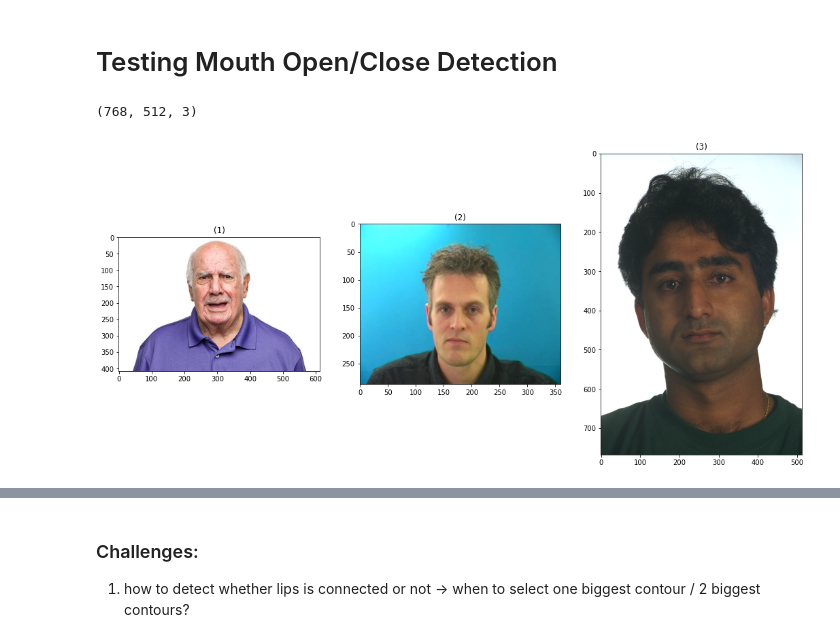
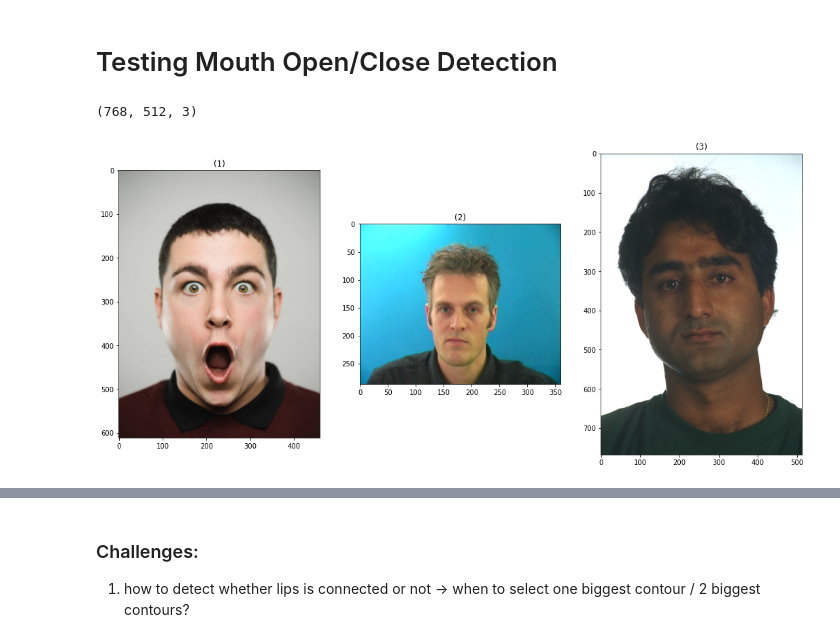
Before and after one commit to LoayMoh99/My_Social_Eye, a Jupyter notebook: Speaker_Detection/mouth_detection/MouthDetection.ipynb, the cells around one changed output, grey strips where cells are left out. Saved outputs shown, nothing was run; the diff lists cells and outputs as text; code cells hidden in the pictures.

```diff
--- a/Speaker_Detection/mouth_detection/MouthDetection.ipynb
+++ b/Speaker_Detection/mouth_detection/MouthDetection.ipynb
@@ -15,13 +16,13 @@ import dlib
 # %%
 img_PPM=io.imread("00616_940928_fb.ppm")
 print(img_PPM.shape)
-img_open = io.imread('test3.jpg')
+img_open = io.imread('test.jpg')
 # img_open=img_open[:,:,:3]
 img_close = io.imread('frame69.jpg')
 show_images([img_open, img_close,img_PPM])
 # %% [output]
 (768, 512, 3)
-[figure, old version]
+[figure, new version]
 # %%
 def detectMouth(img):
     # detect face:
```
Also changed, not shown: parts of 16 cells of this notebook.
